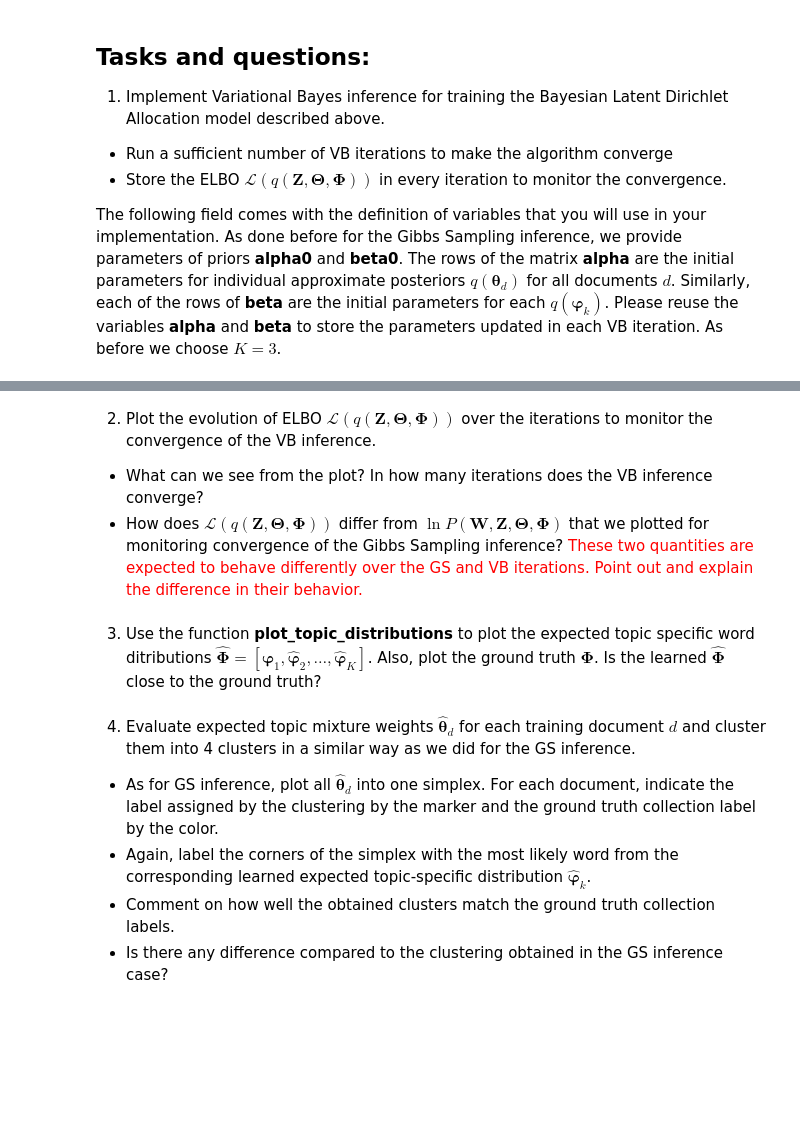
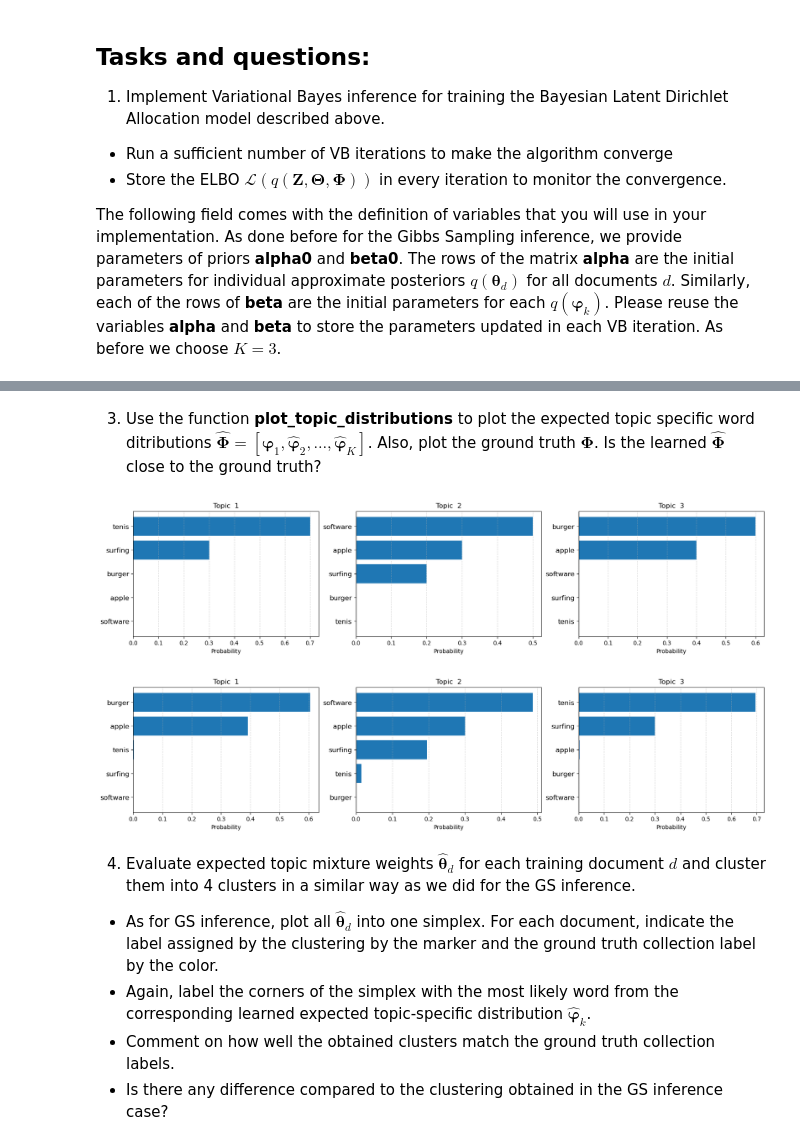
Before and after one commit to ankimme/vut-baya-bayesian-lda, a Jupyter notebook: BAYa_Assignment2022.ipynb, the cells around one changed output, grey strips where cells are left out. Saved outputs shown, nothing was run; the diff lists cells and outputs as text; code cells hidden in the pictures; blank space fills up the shorter version.

```diff
--- a/BAYa_Assignment2022.ipynb
+++ b/BAYa_Assignment2022.ipynb
@@ -582,4 +585,0 @@ plt.plot(L_series)
-# %% [markdown]
-2. Plot the evolution of ELBO $\mathcal{L}(q(\boldsymbol{Z}, \boldsymbol{\Theta}, \boldsymbol{\Phi}))$  over the iterations to monitor the convergence of the VB inference.
- * What can we see from the plot? In how many iterations does the VB inference converge?
- * How does $\mathcal{L}(q(\boldsymbol{Z}, \boldsymbol{\Theta}, \boldsymbol{\Phi}))$ differ from $\ln P(\boldsymbol{W}, \boldsymbol{Z}, \boldsymbol{\Theta}, \boldsymbol{\Phi})$ that we plotted for monitoring convergence of the Gibbs Sampling inference? <span style="color:red">These two quantities are expected to behave differently over the GS and VB iterations. Point out and explain the difference in their behavior.</span>
@@ -593,3 +589,16 @@ expected topic specific word ditributions $\boldsymbol{\hat{\Phi}} = [\boldsymbo
+# %%
+Phi_vb = np.zeros((K, V), dtype="float")
+
+for k in range(K):
+    normalizer = beta.sum(axis=1)[k]
+    for v in range(V):
+        Phi_vb[k, v] = beta[k, v] / normalizer
+
+plot_topic_distributions(Phi_gt, vocabulary)
+plot_topic_distributions(Phi_vb, vocabulary)
+# %% [output]
+[figure, added]
+[figure, added]
 # %% [markdown]
 4. Evaluate expected topic mixture weights $\boldsymbol{\hat{\theta}}_d$ for each training document $d$ and cluster them into 4 clusters in a similar way as we did for the GS inference.
  * As for GS inference, plot all $\boldsymbol{\hat{\theta}}_d$ into one simplex. For each document, indicate the label assigned by the clustering by the marker and the ground truth collection label by the color.
```
Also changed, not shown: parts of 12 cells of this notebook.
